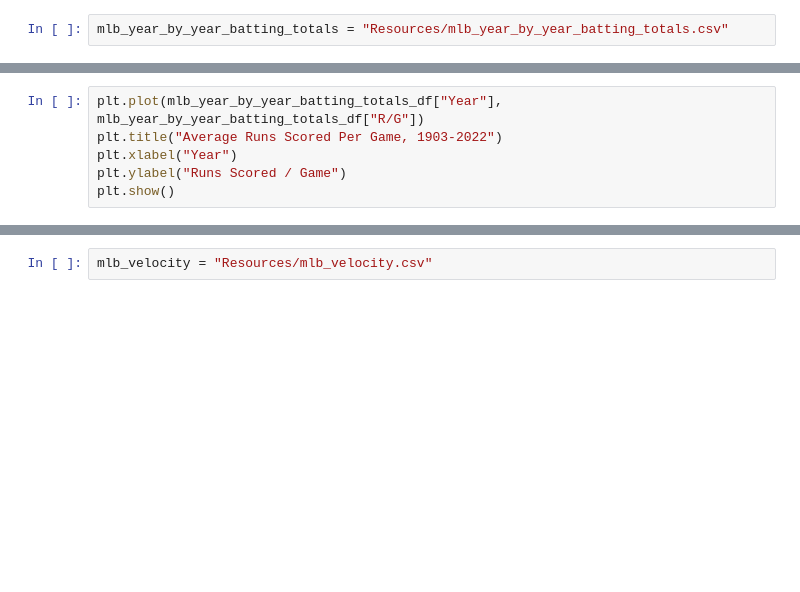
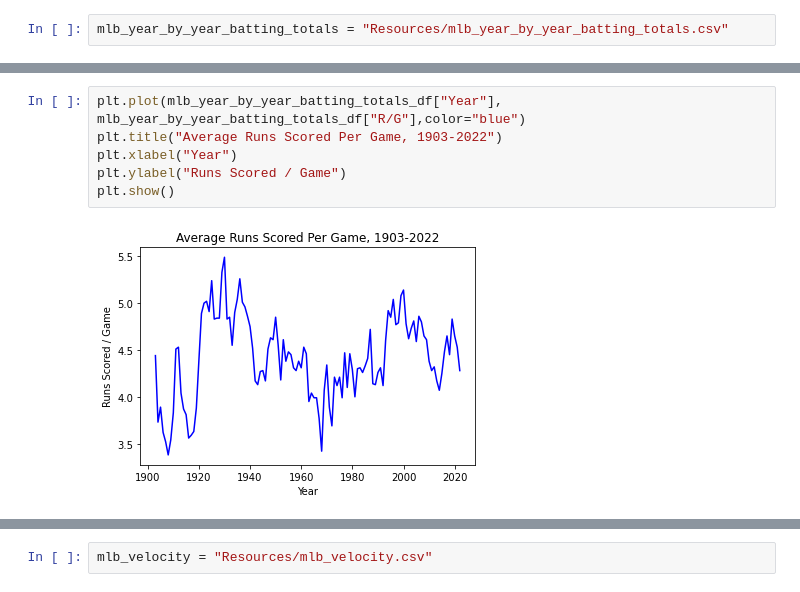
Before and after one commit to amcclure0/All_Rise_Project1, a Jupyter notebook: testing.ipynb, the cells around one changed output, grey strips where cells are left out. Cells and saved outputs as stored; diff of their text form; blank space fills up the shorter version.

```diff
--- a/testing.ipynb
+++ b/testing.ipynb
@@ -88,7 +131,9 @@ plt.show()
 # %%
-plt.plot(mlb_year_by_year_batting_totals_df["Year"], mlb_year_by_year_batting_totals_df["R/G"])
+plt.plot(mlb_year_by_year_batting_totals_df["Year"], mlb_year_by_year_batting_totals_df["R/G"],color="blue")
 plt.title("Average Runs Scored Per Game, 1903-2022")
 plt.xlabel("Year")
 plt.ylabel("Runs Scored / Game")
 plt.show()
+# %% [output]
+[figure, added]
 # %%
```
Also changed, not shown: parts of 12 cells of this notebook.
